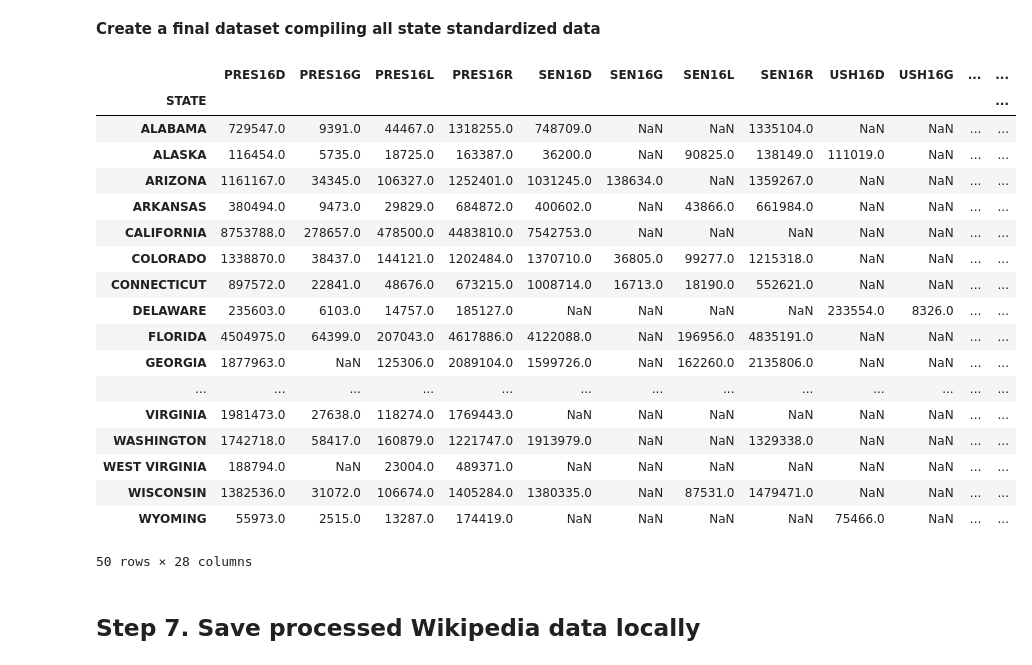
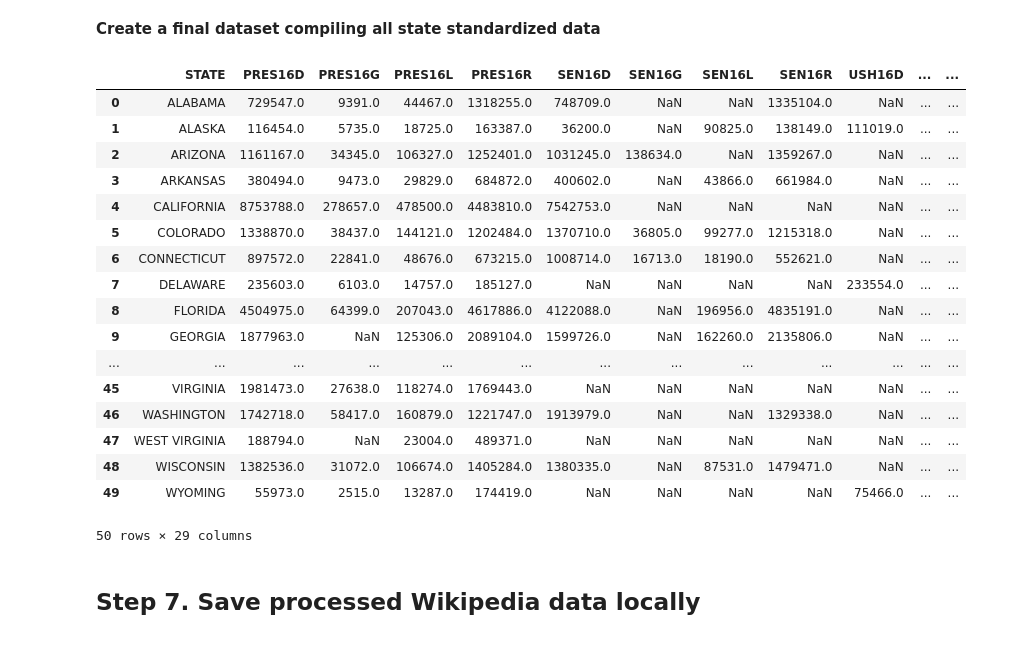
Before and after one commit to mggg/mggg-states-qa, a Jupyter notebook: src/wikipedia-election-data-mining.ipynb, the cells around one changed output. Saved outputs shown, nothing was run; the diff lists cells and outputs as text; code cells hidden in the pictures.

Commit message:
removed state-index

```diff
--- a/src/wikipedia-election-data-mining.ipynb
+++ b/src/wikipedia-election-data-mining.ipynb
@@ -811,47 +811,46 @@ __Create a final dataset compiling all state standardized data__
 # %%
 """
 Format for concatenated standardized DataFrame:
 
 STATE   | PRES16D | PRES16G | PRES16L | PRES16R | SEN16D | ... | USH18R
 -----------------------------------------------------------------------
 ALABAMA | ...
 ALASKA  | ...
 ...
 WYOMING | ...
 
 """
 
 wiki_states_df = pd.DataFrame()
 
 for key in standardized_wiki_dfs:
     wiki_states_df = pd.concat([wiki_states_df, standardized_wiki_dfs[key]])
 
 wiki_states_df = wiki_states_df.set_index('STATE')
 wiki_states_df = wiki_states_df.sort_index()
 wiki_states_df = wiki_states_df.astype({col: 'float64'
                                         for col in wiki_states_df.columns})
-
+wiki_states_df = wiki_states_df.reset_index()
 wiki_states_df
 # %% [output]
-|  | PRES16D | PRES16G | PRES16L | PRES16R | SEN16D | SEN16G | SEN16L | SEN16R | USH16D | USH16G | ... | ... |
-| STATE |  |  |  |  |  |  |  |  |  |  |  | ... |
-| ALABAMA | 729547.0 | 9391.0 | 44467.0 | 1318255.0 | 748709.0 | NaN | NaN | 1335104.0 | NaN | NaN | ... | ... |
-| ALASKA | 116454.0 | 5735.0 | 18725.0 | 163387.0 | 36200.0 | NaN | 90825.0 | 138149.0 | 111019.0 | NaN | ... | ... |
-| ARIZONA | 1161167.0 | 34345.0 | 106327.0 | 1252401.0 | 1031245.0 | 138634.0 | NaN | 1359267.0 | NaN | NaN | ... | ... |
-| ARKANSAS | 380494.0 | 9473.0 | 29829.0 | 684872.0 | 400602.0 | NaN | 43866.0 | 661984.0 | NaN | NaN | ... | ... |
-| CALIFORNIA | 8753788.0 | 278657.0 | 478500.0 | 4483810.0 | 7542753.0 | NaN | NaN | NaN | NaN | NaN | ... | ... |
-| COLORADO | 1338870.0 | 38437.0 | 144121.0 | 1202484.0 | 1370710.0 | 36805.0 | 99277.0 | 1215318.0 | NaN | NaN | ... | ... |
-| CONNECTICUT | 897572.0 | 22841.0 | 48676.0 | 673215.0 | 1008714.0 | 16713.0 | 18190.0 | 552621.0 | NaN | NaN | ... | ... |
-| DELAWARE | 235603.0 | 6103.0 | 14757.0 | 185127.0 | NaN | NaN | NaN | NaN | 233554.0 | 8326.0 | ... | ... |
-| FLORIDA | 4504975.0 | 64399.0 | 207043.0 | 4617886.0 | 4122088.0 | NaN | 196956.0 | 4835191.0 | NaN | NaN | ... | ... |
-| GEORGIA | 1877963.0 | NaN | 125306.0 | 2089104.0 | 1599726.0 | NaN | 162260.0 | 2135806.0 | NaN | NaN | ... | ... |
+|  | STATE | PRES16D | PRES16G | PRES16L | PRES16R | SEN16D | SEN16G | SEN16L | SEN16R | USH16D | ... | ... |
+| 0 | ALABAMA | 729547.0 | 9391.0 | 44467.0 | 1318255.0 | 748709.0 | NaN | NaN | 1335104.0 | NaN | ... | ... |
+| 1 | ALASKA | 116454.0 | 5735.0 | 18725.0 | 163387.0 | 36200.0 | NaN | 90825.0 | 138149.0 | 111019.0 | ... | ... |
+| 2 | ARIZONA | 1161167.0 | 34345.0 | 106327.0 | 1252401.0 | 1031245.0 | 138634.0 | NaN | 1359267.0 | NaN | ... | ... |
+| 3 | ARKANSAS | 380494.0 | 9473.0 | 29829.0 | 684872.0 | 400602.0 | NaN | 43866.0 | 661984.0 | NaN | ... | ... |
+| 4 | CALIFORNIA | 8753788.0 | 278657.0 | 478500.0 | 4483810.0 | 7542753.0 | NaN | NaN | NaN | NaN | ... | ... |
+| 5 | COLORADO | 1338870.0 | 38437.0 | 144121.0 | 1202484.0 | 1370710.0 | 36805.0 | 99277.0 | 1215318.0 | NaN | ... | ... |
+| 6 | CONNECTICUT | 897572.0 | 22841.0 | 48676.0 | 673215.0 | 1008714.0 | 16713.0 | 18190.0 | 552621.0 | NaN | ... | ... |
+| 7 | DELAWARE | 235603.0 | 6103.0 | 14757.0 | 185127.0 | NaN | NaN | NaN | NaN | 233554.0 | ... | ... |
+| 8 | FLORIDA | 4504975.0 | 64399.0 | 207043.0 | 4617886.0 | 4122088.0 | NaN | 196956.0 | 4835191.0 | NaN | ... | ... |
+| 9 | GEORGIA | 1877963.0 | NaN | 125306.0 | 2089104.0 | 1599726.0 | NaN | 162260.0 | 2135806.0 | NaN | ... | ... |
 | ... | ... | ... | ... | ... | ... | ... | ... | ... | ... | ... | ... | ... |
-| VIRGINIA | 1981473.0 | 27638.0 | 118274.0 | 1769443.0 | NaN | NaN | NaN | NaN | NaN | NaN | ... | ... |
-| WASHINGTON | 1742718.0 | 58417.0 | 160879.0 | 1221747.0 | 1913979.0 | NaN | NaN | 1329338.0 | NaN | NaN | ... | ... |
-| WEST VIRGINIA | 188794.0 | NaN | 23004.0 | 489371.0 | NaN | NaN | NaN | NaN | NaN | NaN | ... | ... |
-| WISCONSIN | 1382536.0 | 31072.0 | 106674.0 | 1405284.0 | 1380335.0 | NaN | 87531.0 | 1479471.0 | NaN | NaN | ... | ... |
-| WYOMING | 55973.0 | 2515.0 | 13287.0 | 174419.0 | NaN | NaN | NaN | NaN | 75466.0 | NaN | ... | ... |
+| 45 | VIRGINIA | 1981473.0 | 27638.0 | 118274.0 | 1769443.0 | NaN | NaN | NaN | NaN | NaN | ... | ... |
+| 46 | WASHINGTON | 1742718.0 | 58417.0 | 160879.0 | 1221747.0 | 1913979.0 | NaN | NaN | 1329338.0 | NaN | ... | ... |
+| 47 | WEST VIRGINIA | 188794.0 | NaN | 23004.0 | 489371.0 | NaN | NaN | NaN | NaN | NaN | ... | ... |
+| 48 | WISCONSIN | 1382536.0 | 31072.0 | 106674.0 | 1405284.0 | 1380335.0 | NaN | 87531.0 | 1479471.0 | NaN | ... | ... |
+| 49 | WYOMING | 55973.0 | 2515.0 | 13287.0 | 174419.0 | NaN | NaN | NaN | NaN | 75466.0 | ... | ... |
-50 rows × 28 columns
+50 rows × 29 columns
 # %% [markdown]
 Step 7. Save processed Wikipedia data locally
 ------------------------------------------------------
```
Also changed, not shown: parts of 1 cell of this notebook, 1 other file.
